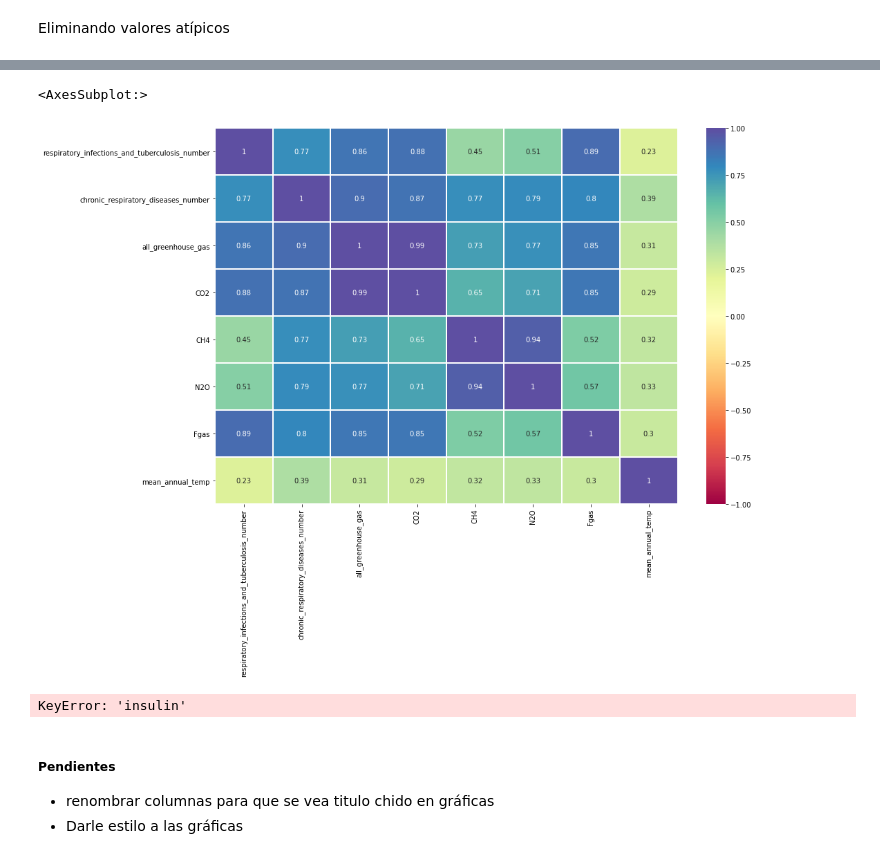
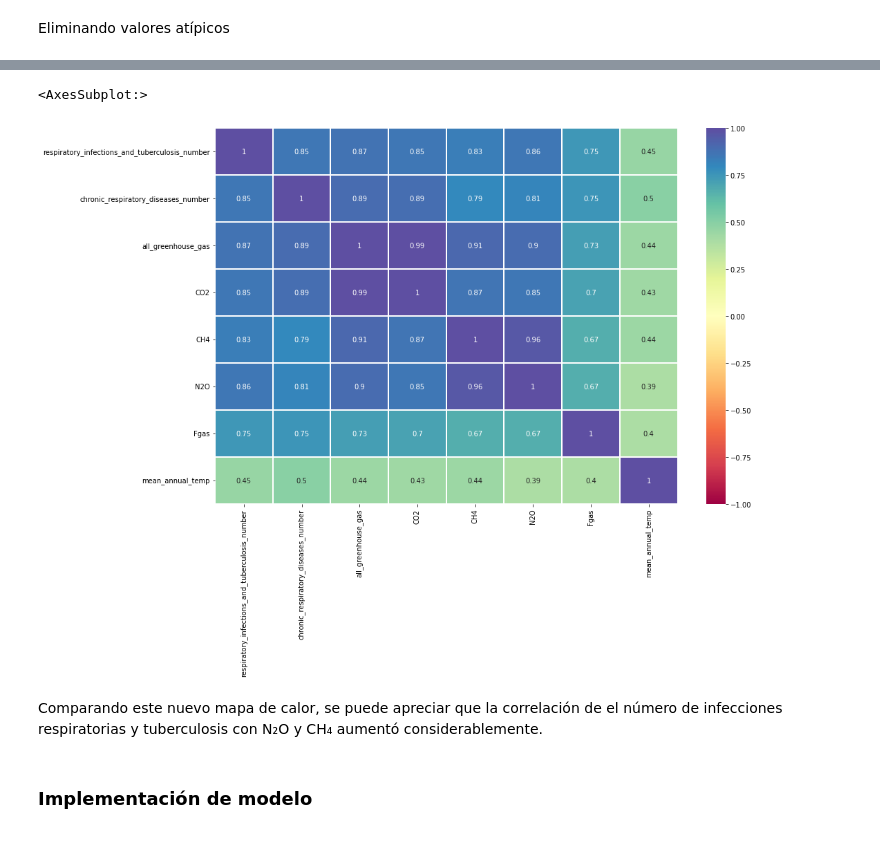
Before and after one commit to SanLnAlan/B2-Analisis-de-Datos-con-Python-2020-2021-Santander, a Jupyter notebook: Sesion-04/Postwork/postwork 4.ipynb, the cells around one changed output, grey strips where cells are left out. Drawn from its saved outputs; the diff is of its cells as text; code cells hidden in the pictures.

```diff
--- a/Sesion-04/Postwork/postwork 4.ipynb
+++ b/Sesion-04/Postwork/postwork 4.ipynb
@@ -48,11 +49,5 @@ mean_annual_temp                                   float64
 total_respiratory_diseases                           int64
 total_diseases_percent                             float64
 dtype: object
-# %%
-#Conviertiendo la columna 'country' a tipo categórica
-#df['country'] = df['country'].astype('category')
-
-#Eliminando columna 'country'
-df = df.drop(columns='country')
 # %% [markdown]
 Corroboramos que las columnas efectivamente sean numéricas y revisamos que no contengan ningún NaN
@@ -98,5 +94,5 @@ El dataset cuenta con distintas columnas que contienen información basada en ot
 # %%
-df_simp = df.drop(columns=['year','respiratory_infections_and_tuberculosis_percent','respiratory_infections_and_tuberculosis_rate','chronic_respiratory_diseases_percent','chronic_respiratory_diseases_rate','total_respiratory_diseases','total_diseases_percent']) #'all_greenhouse_gas'
+df_simp = df.drop(columns=['country','year','respiratory_infections_and_tuberculosis_percent','respiratory_infections_and_tuberculosis_rate','chronic_respiratory_diseases_percent','chronic_respiratory_diseases_rate','total_respiratory_diseases','total_diseases_percent']) #'all_greenhouse_gas'
 df_simp.dtypes
 # %% [output]
 respiratory_infections_and_tuberculosis_number      int64
@@ -205,16 +171,9 @@ for columna in columnas:
     df_filtrado = df_simp[filtro_inferior & filtro_superior]
     dfs.append(df_filtrado)
 
+#desempaquetando dfs
+df_desc = pd.DataFrame()
+for i,columna in enumerate(columnas):
+    df_desc[columna] = dfs[i][columna]
 
-fig, ax1 = plt.subplots(2,4,sharey=True)
-k=0
-
-for i in [0,1]:
-    for j in [0,1,2,3]:
-        #sns.boxplot(data=df_filtrado,x=columnas[k], ax=ax1[i,j])
-        sns.boxplot(data=dfs[k],x=columnas[k], ax=ax1[i,j])
-        k+= 1
-
-#ax = sns.boxplot(x=df_filtrado['total_respiratory_diseases'])
-#ax.set_title('Distribución filtrada de muertes por enfermedades respiratorias desde 1990 a 2018')
-#ax.set_xlabel('Cantidad de muertes')
+df_desc = df_desc.dropna()
@@ -229,10 +192,5 @@ for i in [0,1]:
 # %%
-sns.heatmap(df_filtrado.corr(), vmin=-1, vmax=1, cmap='Spectral',linewidth=2,annot=True)
+sns.heatmap(df_desc.corr(), vmin=-1, vmax=1, cmap='Spectral',linewidth=2,annot=True)
 # %% [output]
 <AxesSubplot:>
-[figure, old version]
+[figure, new version]
-# %%
-sns.scatterplot(df[''],df[''])
-corrdf['insulin'].corr(df['glucose'])
-# %% [output]
-KeyError: 'insulin'
@@ -241,5 +197,4 @@ KeyError: 'insulin'
-# %% [markdown]
-##### Pendientes
-
-* renombrar columnas para que se vea titulo chido en gráficas
-* Darle estilo a las gráficas
+# %% [markdown]
+Comparando este nuevo mapa de calor, se puede apreciar que la correlación de el número de infecciones respiratorias y tuberculosis con N₂O y CH₄ aumentó considerablemente.
+# %% [markdown]
+### Implementación de modelo
```
Also changed, not shown: parts of 19 cells of this notebook, 1 other file.
